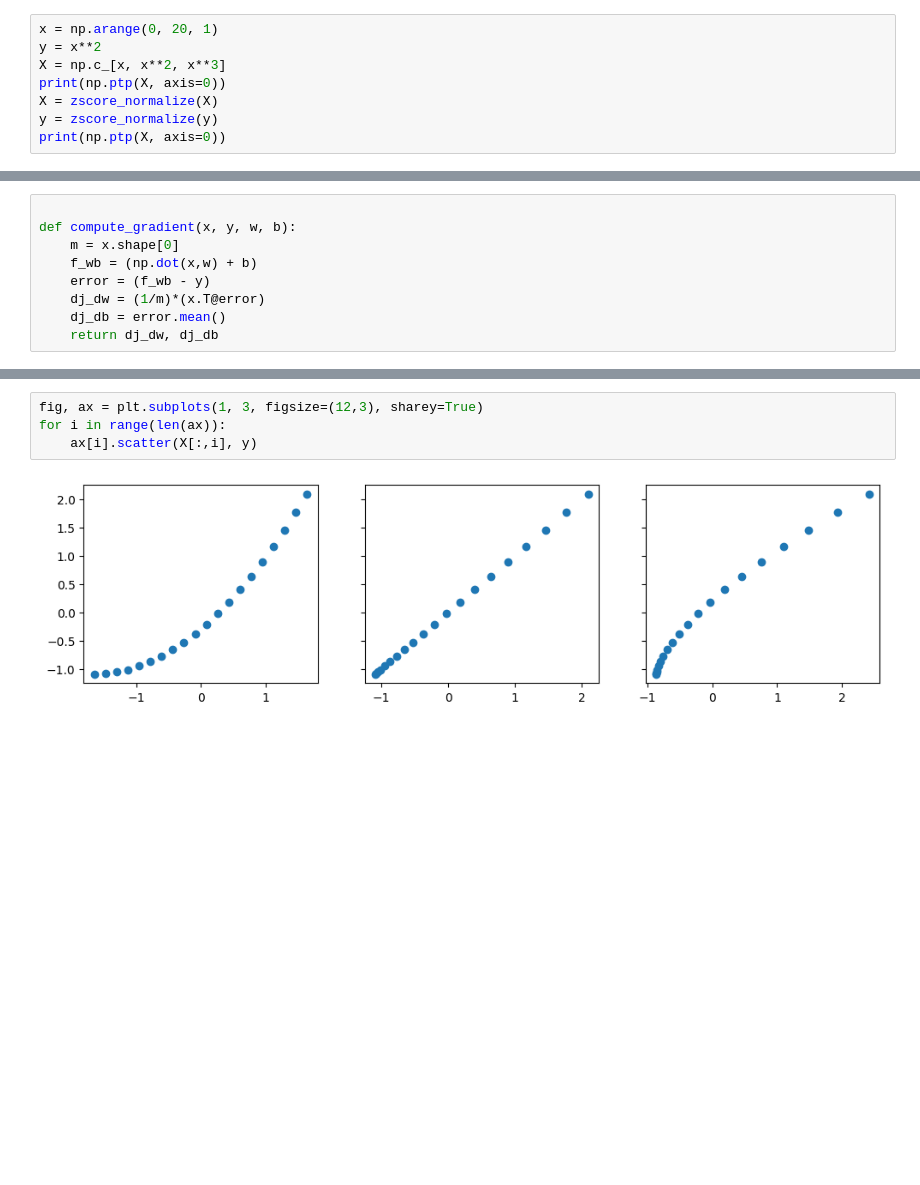
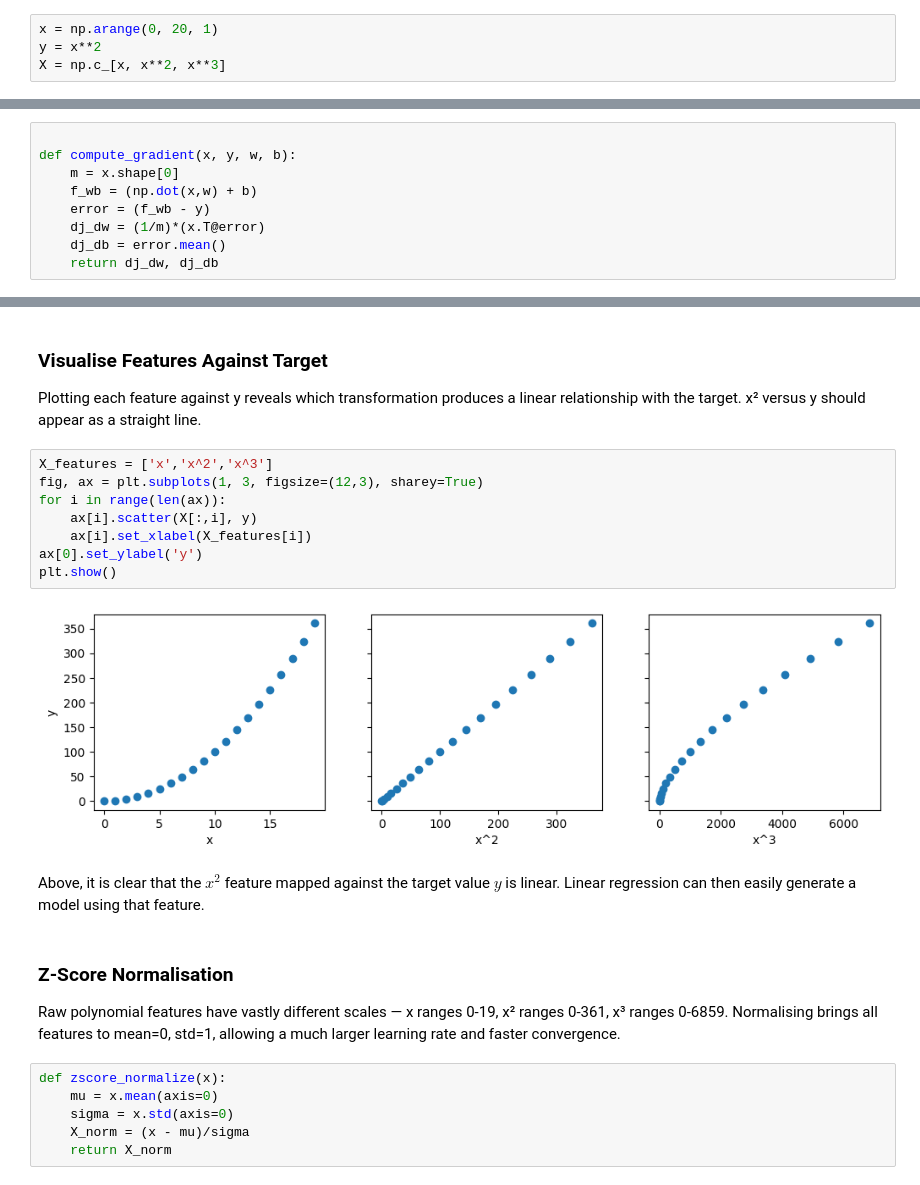
Before and after one commit to leelesh-raya/learning-log, a Jupyter notebook: week-06/codes/6)feature_eng(poly_regression).ipynb, the cells around one changed output, grey strips where cells are left out. Saved outputs shown, nothing was run; the diff lists cells and outputs as text; blank space fills up the shorter version.

```diff
--- a/week-06/codes/6)feature_eng(poly_regression).ipynb
+++ b/week-06/codes/6)feature_eng(poly_regression).ipynb
@@ -12,7 +18,3 @@ def zscore_normalize(x):
 x = np.arange(0, 20, 1)
 y = x**2
 X = np.c_[x, x**2, x**3]
-print(np.ptp(X, axis=0))
-X = zscore_normalize(X)
-y = zscore_normalize(y)
-print(np.ptp(X, axis=0))
@@ -82,6 +111,31 @@ w: [0.22204913 0.43442084 0.35552907], b: 8.396061623727738e-18
+# %% [markdown]
+### Visualise Features Against Target
+
+Plotting each feature against y reveals which transformation
+produces a linear relationship with the target.
+x² versus y should appear as a straight line.
 # %%
+X_features = ['x','x^2','x^3']
 fig, ax = plt.subplots(1, 3, figsize=(12,3), sharey=True)
 for i in range(len(ax)):
     ax[i].scatter(X[:,i], y)
+    ax[i].set_xlabel(X_features[i])
+ax[0].set_ylabel('y')
+plt.show()
 # %% [output]
-[figure, old version]
+[figure, new version]
+# %% [markdown]
+Above, it is clear that the $x^2$ feature mapped against the target value $y$ is linear. Linear regression can then easily generate a model using that feature.
+# %% [markdown]
+### Z-Score Normalisation
+
+Raw polynomial features have vastly different scales —
+x ranges 0-19, x² ranges 0-361, x³ ranges 0-6859.
+Normalising brings all features to mean=0, std=1,
+allowing a much larger learning rate and faster convergence.
+# %%
+def zscore_normalize(x):
+    mu = x.mean(axis=0)
+    sigma = x.std(axis=0)
+    X_norm = (x - mu)/sigma
+    return X_norm
```
Also changed, not shown: parts of 21 cells of this notebook, 18 other files.
